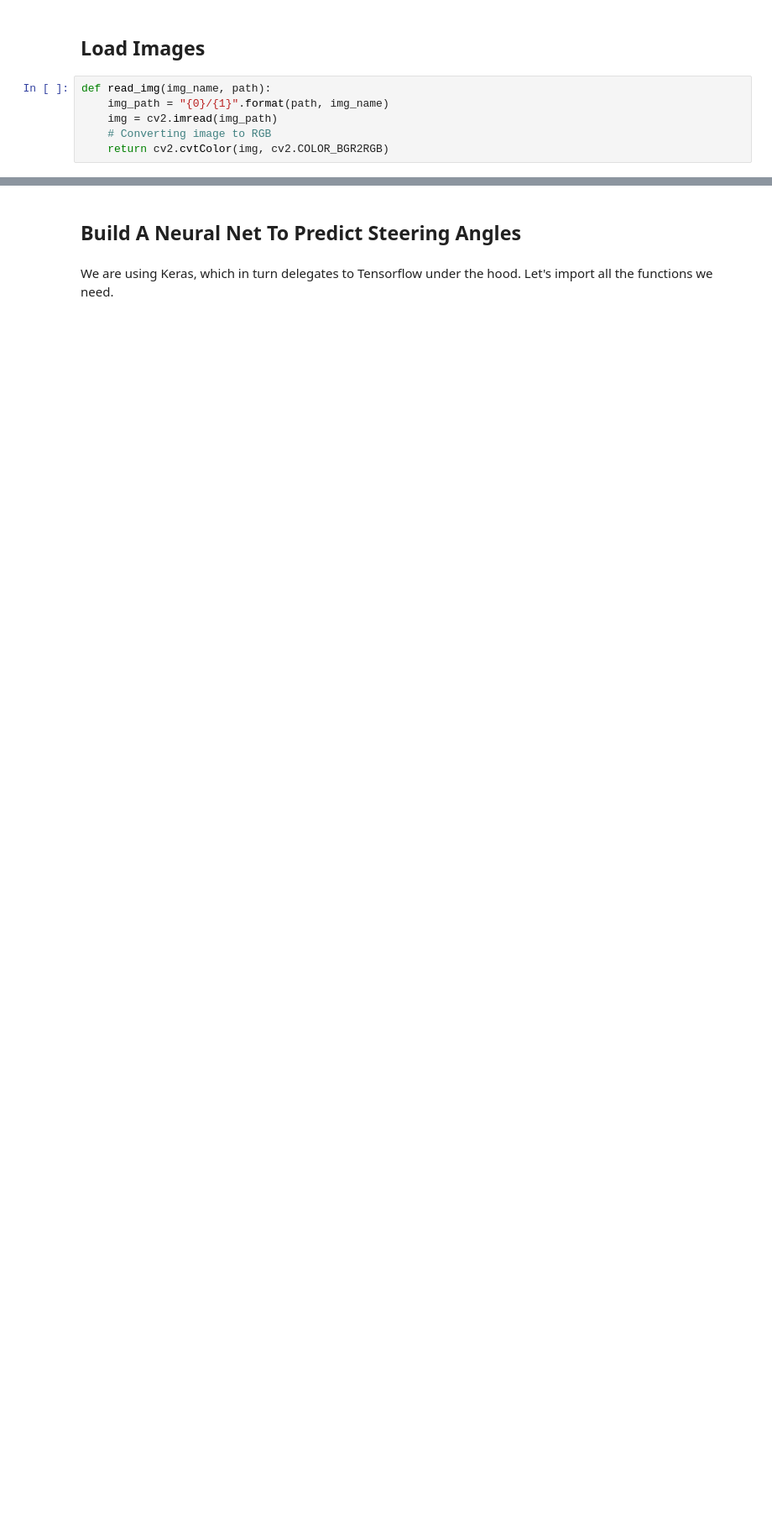
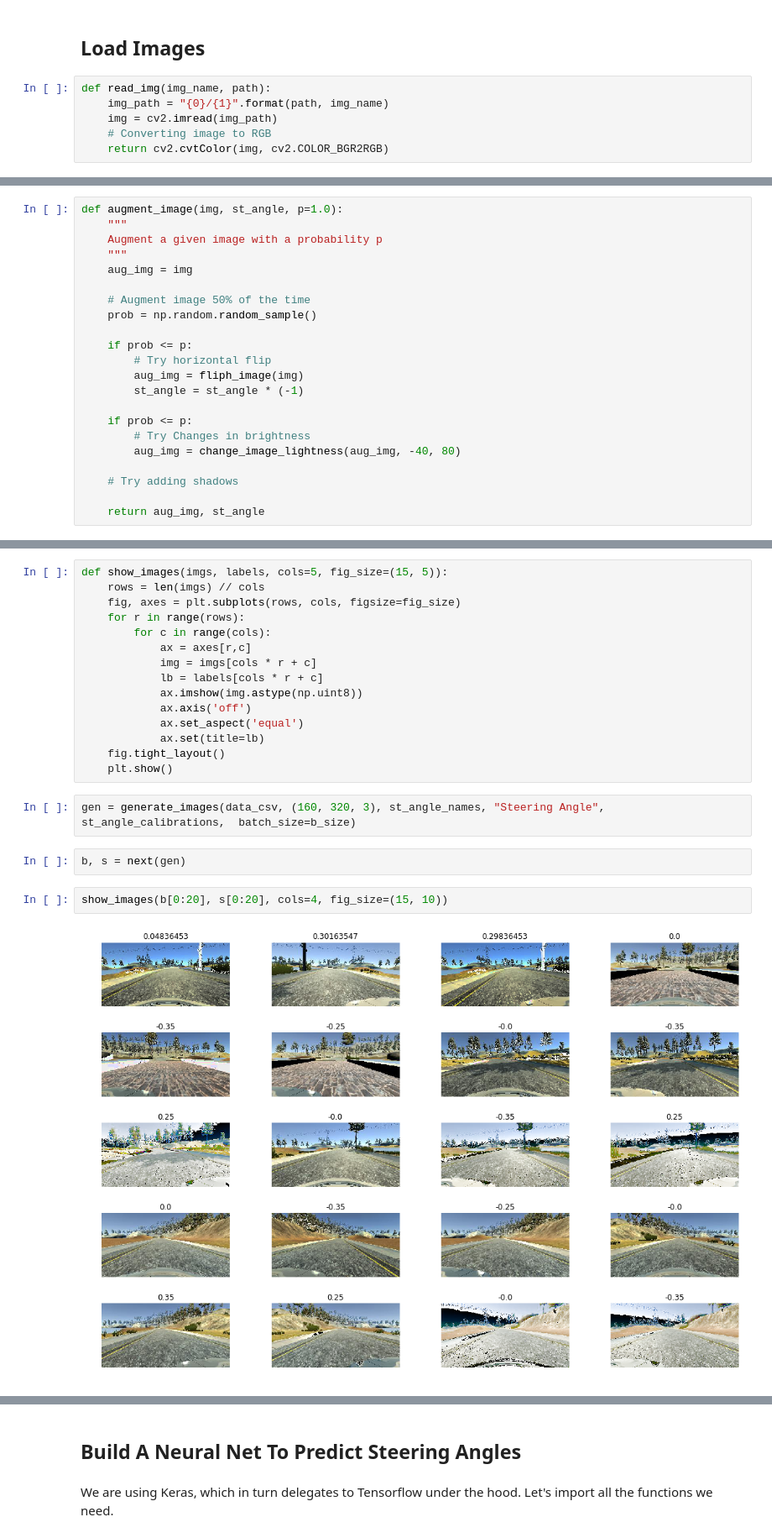
Before and after one commit to Bilalkhanten/CarND-Behavioral-Cloning-P3, a Jupyter notebook: Behavioural_Driving.ipynb, the cells around one changed output, grey strips where cells are left out. Shown at 84% size. Drawn from its saved outputs; the diff is of its cells as text; blank space fills up the shorter version.

Commit message:
Improved nb code and doing better augmentations

```diff
--- a/Behavioural_Driving.ipynb
+++ b/Behavioural_Driving.ipynb
@@ -147,0 +120,22 @@ ax.hist(y_train, bins=20, histtype='bar')
+# %%
+def augment_image(img, st_angle, p=1.0):
+    """
+    Augment a given image with a probability p
+    """
+    aug_img = img
+
+    # Augment image 50% of the time
+    prob = np.random.random_sample()
+
+    if prob <= p:
+        # Try horizontal flip
+        aug_img = fliph_image(img)
+        st_angle = st_angle * (-1)
+
+    if prob <= p:
+        # Try Changes in brightness
+        aug_img = change_image_lightness(aug_img, -40, 80)
+
+    # Try adding shadows
+
+    return aug_img, st_angle
@@ -147,0 +176,23 @@ ax.hist(y_train, bins=20, histtype='bar')
+# %%
+def show_images(imgs, labels, cols=5, fig_size=(15, 5)):
+    rows = len(imgs) // cols
+    fig, axes = plt.subplots(rows, cols, figsize=fig_size)
+    for r in range(rows):
+        for c in range(cols):
+            ax = axes[r,c]
+            img = imgs[cols * r + c]
+            lb = labels[cols * r + c]
+            ax.imshow(img.astype(np.uint8))
+            ax.axis('off')
+            ax.set_aspect('equal')
+            ax.set(title=lb)
+    fig.tight_layout()
+    plt.show()
+# %%
+gen = generate_images(data_csv, (160, 320, 3), st_angle_names, "Steering Angle", st_angle_calibrations,  batch_size=b_size)
+# %%
+b, s = next(gen)
+# %%
+show_images(b[0:20], s[0:20], cols=4, fig_size=(15, 10))
+# %% [output]
+[figure, added]
```
Also changed, not shown: parts of 47 cells of this notebook, 1 other file.
